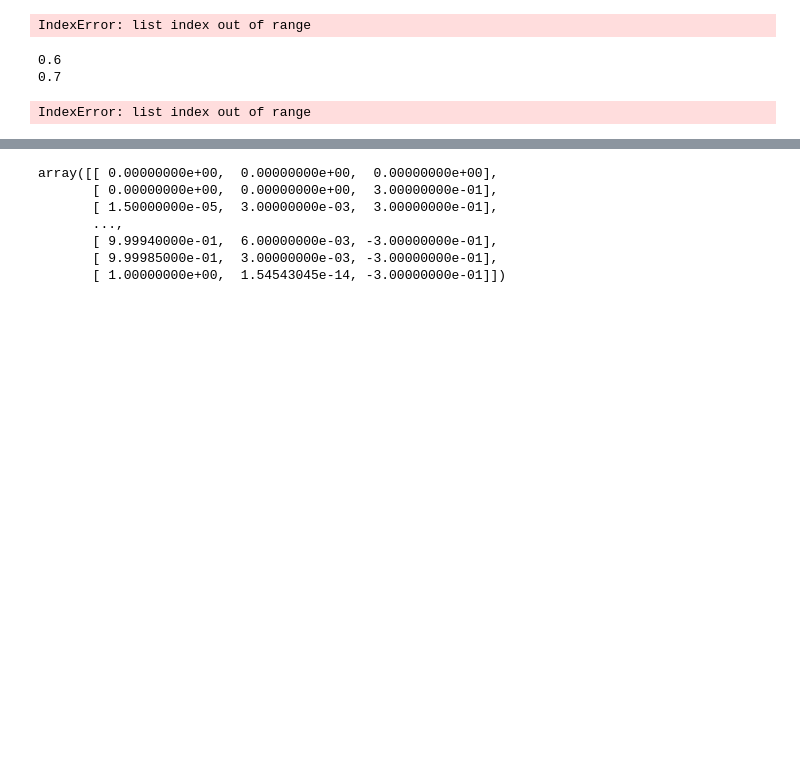
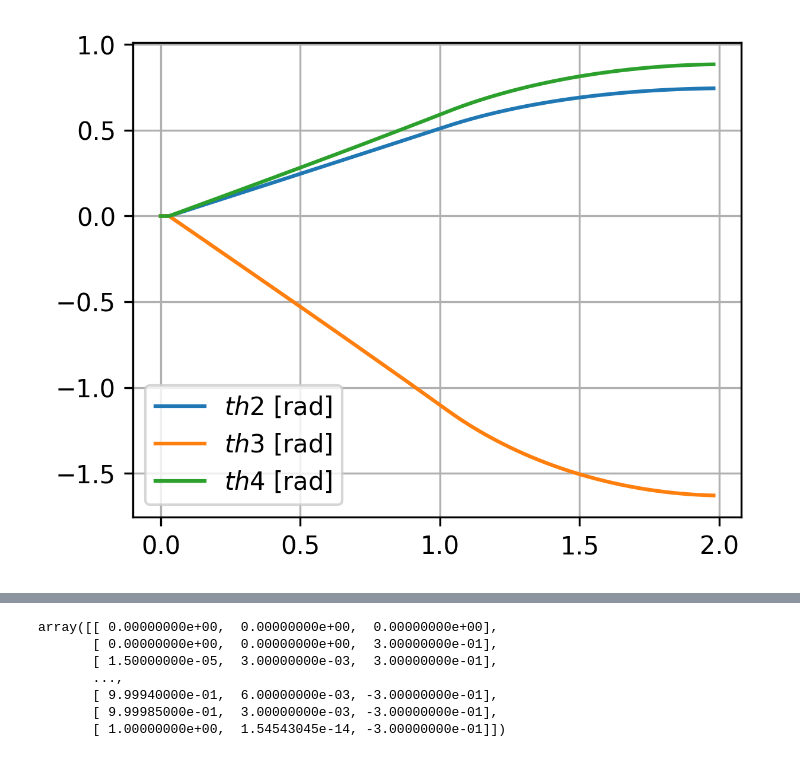
Before and after one commit to ssc166/joint_control, a Jupyter notebook: src/control/note.ipynb, the cells around one changed output, grey strips where cells are left out. Saved outputs shown, nothing was run; the diff lists cells and outputs as text; code cells hidden in the pictures; blank space fills up the shorter version.

```diff
--- a/src/control/note.ipynb
+++ b/src/control/note.ipynb
@@ -79,4 +128,0 @@ sol
-# %%
-get_degd(1.1)
-# %% [output]
-IndexError: list index out of range
@@ -130,6 +129,14 @@ def get_deg():
 # %%
-q1, q2, q3, q4 = get_deg()
+q1, q2, q3, q4 = get_deg(height_path)
-# %% [output]
-0.6
-0.7
-IndexError: list index out of range
+# %%
+pl.figure(1, figsize=(15,12), dpi=300)
+pl.subplot(331);
+pl.plot(time, q2, time, q3, time, q4 );
+pl.legend([ r'$th2$ [rad]', r'$th3$ [rad]', r'$th4$ [rad]'], loc='best')
+pl.grid()
+
+plt.grid(True, axis='y')
+
+plt.show()
+# %% [output]
+[figure, added]
```
Also changed, not shown: parts of 15 cells of this notebook, 2 other files.
